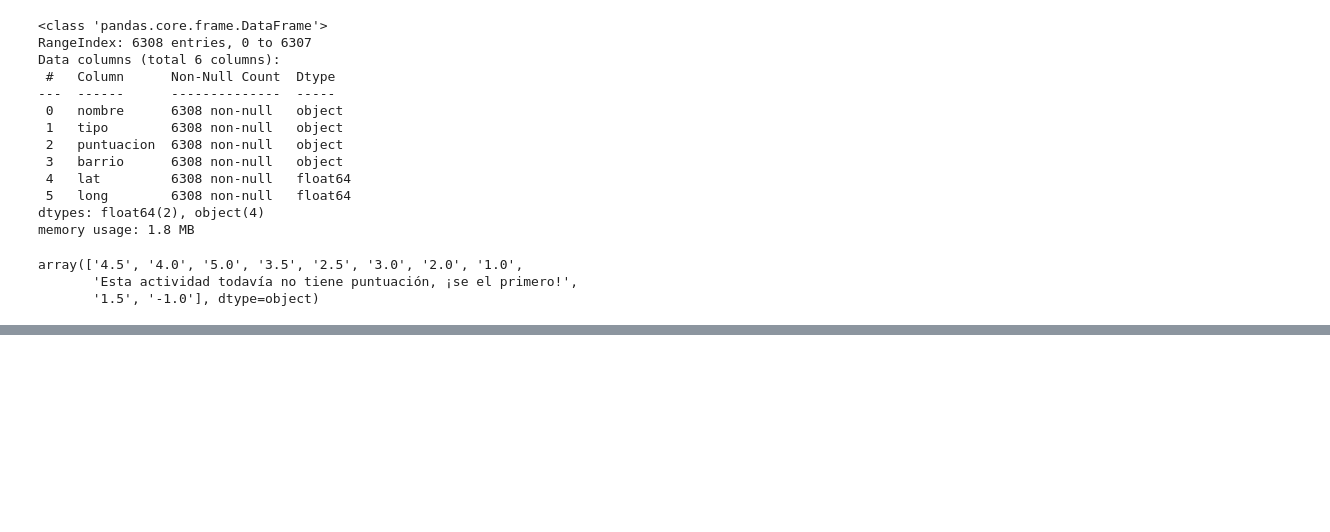
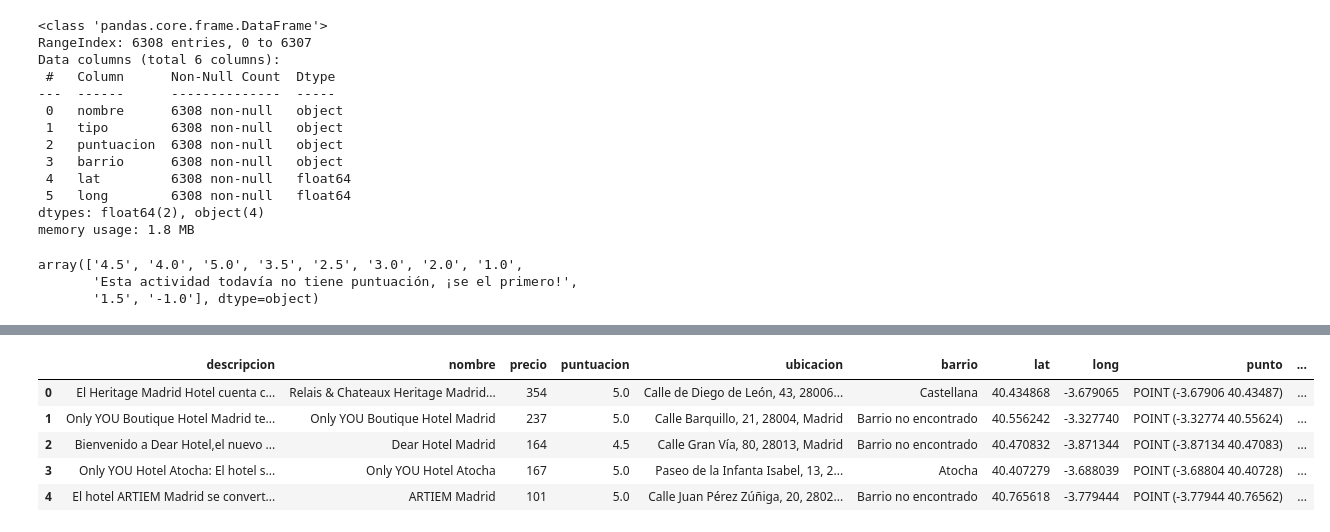
Before and after one commit to paulabnbh/Final-project-Madrid, a Jupyter notebook: proyecto/mapa-madrid/madrid-mapa.ipynb, the cells around one changed output, grey strips where cells are left out. Cells and saved outputs as stored; diff of their text form; code cells hidden in the pictures; blank space fills up the shorter version.

```diff
--- a/proyecto/mapa-madrid/madrid-mapa.ipynb
+++ b/proyecto/mapa-madrid/madrid-mapa.ipynb
@@ -224,0 +206,9 @@ Name: puntuacion, dtype: float64
+# %%
+hotel.head()
+# %% [output]
+|  | descripcion | nombre | precio | puntuacion | ubicacion | barrio | lat | long | punto | ... |
+| 0 | El Heritage Madrid Hotel cuenta c... | Relais & Chateaux Heritage Madrid... | 354 | 5.0 | Calle de Diego de León, 43, 28006... | Castellana | 40.434868 | -3.679065 | POINT (-3.67906 40.43487) | ... |
+| 1 | Only YOU Boutique Hotel Madrid te... | Only YOU Boutique Hotel Madrid | 237 | 5.0 | Calle Barquillo, 21, 28004, Madrid | Barrio no encontrado | 40.556242 | -3.327740 | POINT (-3.32774 40.55624) | ... |
+| 2 | Bienvenido a Dear Hotel,el nuevo ... | Dear Hotel Madrid | 164 | 4.5 | Calle Gran Vía, 80, 28013, Madrid | Barrio no encontrado | 40.470832 | -3.871344 | POINT (-3.87134 40.47083) | ... |
+| 3 | Only YOU Hotel Atocha: El hotel s... | Only YOU Hotel Atocha | 167 | 5.0 | Paseo de la Infanta Isabel, 13, 2... | Atocha | 40.407279 | -3.688039 | POINT (-3.68804 40.40728) | ... |
+| 4 | El hotel ARTIEM Madrid se convert... | ARTIEM Madrid | 101 | 5.0 | Calle Juan Pérez Zúñiga, 20, 2802... | Barrio no encontrado | 40.765618 | -3.779444 | POINT (-3.77944 40.76562) | ... |
```
Also changed, not shown: parts of 5 cells of this notebook, 2 other files.
